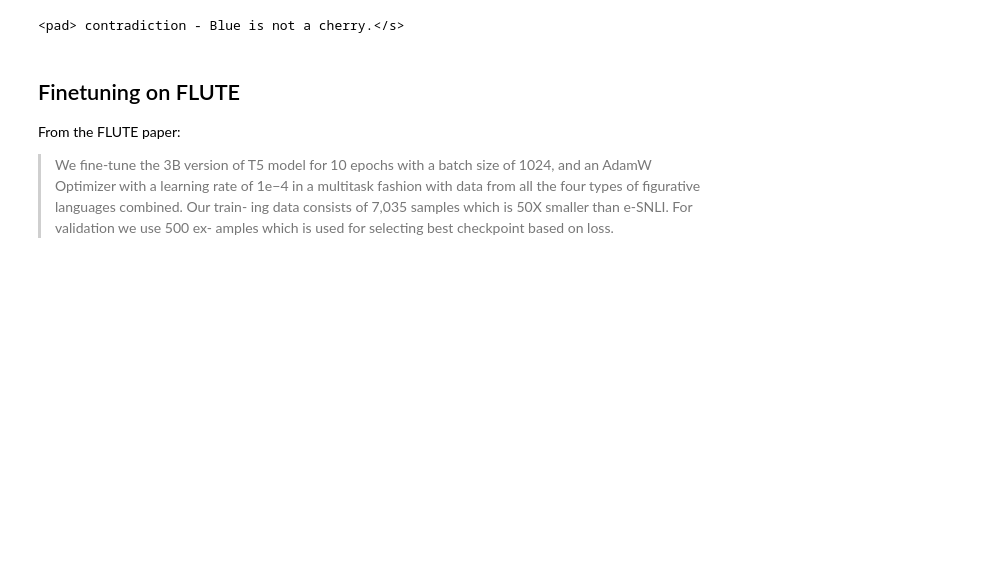
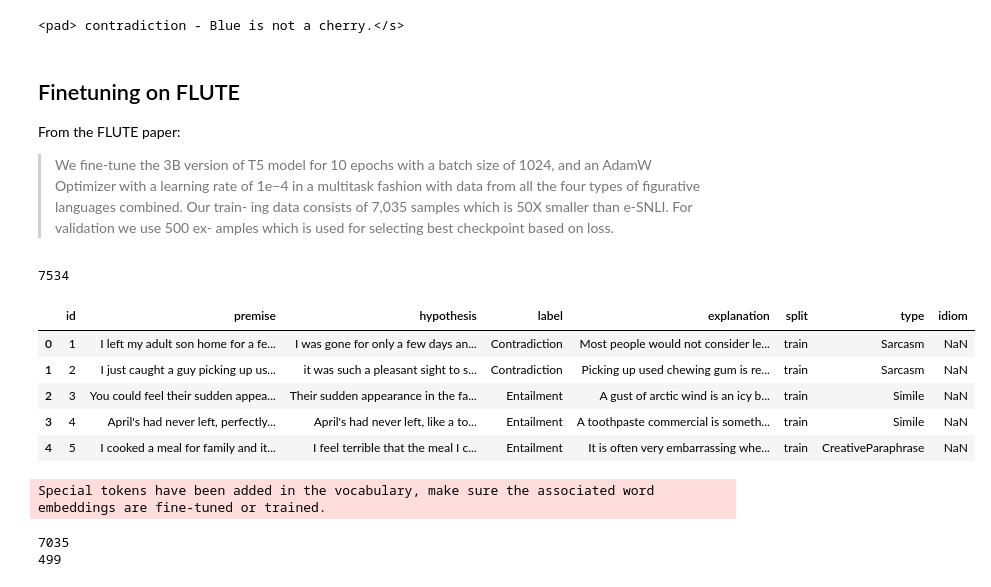
Before and after one commit to RicoBorra/FigurativeLanguageUnderstanding, a Jupyter notebook: flute.ipynb, the cells around one changed output. Saved outputs shown, nothing was run; the diff lists cells and outputs as text; code cells hidden in the pictures; blank space fills up the shorter version.

Commit message:
Add finetune on flute

```diff
--- a/flute.ipynb
+++ b/flute.ipynb
@@ -278,6 +278,81 @@ From the FLUTE paper:
 > amples which is used for selecting best checkpoint
 > based on loss.
 # %%
-flute_dataset = pd.read_json(BASE_DIR / "datasets" / "train.jsonl")
+flute_dataset = pd.read_json(BASE_DIR / "datasets" / "train.jsonl", lines=True)
 
 print(len(flute_dataset))
+flute_dataset.head()
+# %% [output]
+7534
+|  | id | premise | hypothesis | label | explanation | split | type | idiom |
+| 0 | 1 | I left my adult son home for a fe... | I was gone for only a few days an... | Contradiction | Most people would not consider le... | train | Sarcasm | NaN |
+| 1 | 2 | I just caught a guy picking up us... | it was such a pleasant sight to s... | Contradiction | Picking up used chewing gum is re... | train | Sarcasm | NaN |
+| 2 | 3 | You could feel their sudden appea... | Their sudden appearance in the fa... | Entailment | A gust of arctic wind is an icy b... | train | Simile | NaN |
+| 3 | 4 | April's had never left, perfectly... | April's had never left, like a to... | Entailment | A toothpaste commercial is someth... | train | Simile | NaN |
+| 4 | 5 | I cooked a meal for family and it... | I feel terrible that the meal I c... | Entailment | It is often very embarrassing whe... | train | CreativeParaphrase | NaN |
+# %%
+from transformers import (
+    T5ForConditionalGeneration,
+    T5Tokenizer,
+    Trainer,
+    TrainingArguments,
+)
+from datasets import Dataset
+import numpy as np
+
+flute_dataset = Dataset.from_pandas(flute_dataset)
+
+model_name = "t5-small"
+tokenizer = T5Tokenizer.from_pretrained(model_name)
+flute_model = T5ForConditionalGeneration.from_pretrained(model_name)
+
+data_collator = DataCollatorForSeq2Seq(tokenizer=tokenizer, model=model_name)
+
+
+def preprocess_train(batch):
+    premises = batch["premise"]
+    hypothesis = batch["hypothesis"]
+    labels = batch["label"]
+    explanations = batch["explanation"]
+
+    inputs = [
+        f"Does the sentence '{s1}' entail or contradict the sentence '{s2}'? Please answer between 'Entails' or 'Contradicts' and explain your decision in a sentence."
+        for s1, s2 in zip(hypothesis, premises)
+    ]
+
+    targets = [
+        f"{label} - {explanation}" for label, explanation in zip(labels, explanations)
+    ]
+
+    inputs = tokenizer(
+        inputs,
+        truncation=True,
+        padding="max_length",
+        max_length=128,
+        return_tensors="pt",
+    )
+    targets = tokenizer(
+        targets,
+        truncation=True,
+        padding="max_length",
+        max_length=128,
+        return_tensors="pt",
+    )
+    return {"input_ids": inputs["input_ids"], "labels": targets["input_ids"]}
+
+
+tokenized_dataset = flute_dataset.map(preprocess_train, batched=True)
+
+tokenized_dataset = tokenized_dataset.remove_columns(
+    ["id", "premise", "hypothesis", "label", "explanation", "split", "type"]
+)
+
+train_dataset = tokenized_dataset.shuffle(seed=42).select(range(7035))
+test_dataset = tokenized_dataset.select(range(7035, len(tokenized_dataset)))
+
+print(len(train_dataset))
+print(len(test_dataset))
+# %% [output]
+Special tokens have been added in the vocabulary, make sure the associated word embeddings are fine-tuned or trained.
+7035
+499
```
Also changed, not shown: parts of 6 cells of this notebook.
